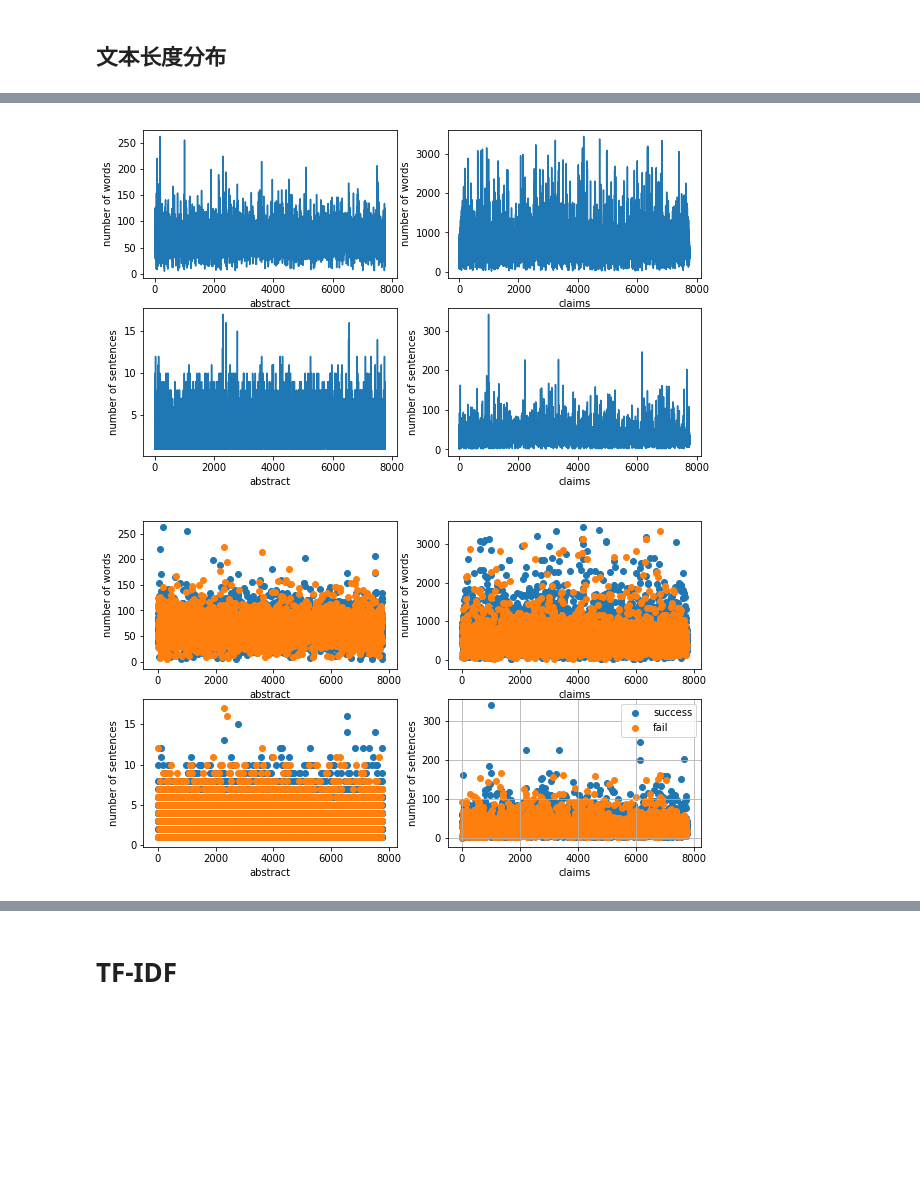
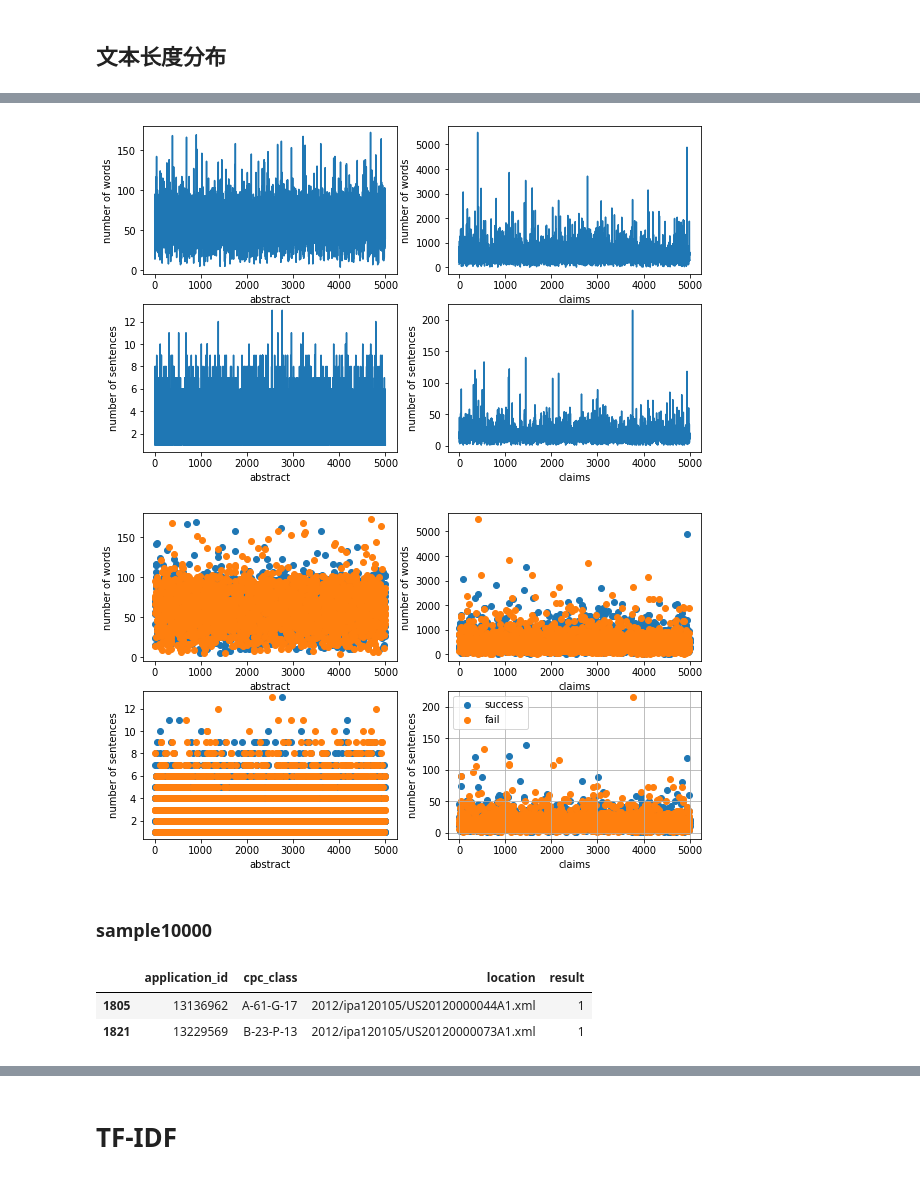
Before and after one commit to Catchy1997/DLPAP, a Jupyter notebook: model_dlpap/Corpus process+TF-IDF vector.ipynb, the cells around one changed output, grey strips where cells are left out. Drawn from its saved outputs; the diff is of its cells as text; code cells hidden in the pictures; blank space fills up the shorter version.

```diff
--- a/model_dlpap/Corpus process+TF-IDF vector.ipynb
+++ b/model_dlpap/Corpus process+TF-IDF vector.ipynb
@@ -37,3 +36,8 @@ len(data)
+# %%
+for index, claims in enumerate(tqdm(data['claims_add2'], ncols=60)):
+    if type(claims) == str:
+        claims = data['claims'][index] + " " + claims
+        data.loc[index, 'claims'] = claims
 # %% [markdown]
 ## 分句
 # %%
@@ -54,7 +58,7 @@ for index, claims in enumerate(tqdm(data['claims'], ncols=70)):
     tokens = sent_tokenize(claims)
     token_list = []
     for token in tokens:
-        if len(token) < 3:
+        if len(token) < 10:
             pass
         else:
             token_list.append(token)
@@ -120,0 +129,2 @@ def status(x):
+# %%
+result_data = pd.read_excel(r"/home/hxjiang/Pythonworkspace/patent/sample5000/sample.xlsx", encoding='utf-8')
@@ -121,5 +137,5 @@ def status(x):
 # %%
-df = pd.DataFrame(np.array([len_abstract, len_claims, abstract_max_len, claims_max_len, data['result']]).T, columns=[
-                  'len_abstract', 'len_claims', 'abstract_max_len', 'claims_max_len', 'result'])
+df = pd.DataFrame(np.array([len_abstract, len_claims, abstract_max_len, claims_max_len, result_data['result']]).T, columns=[
+                  'number_of_abstract_words', 'number_of_claims_words', 'number_of_abstract_senteces', 'number_of_claims_senteces', 'result'])
 df.apply(status)
 # %% [output]
@@ -144,66 +160,68 @@ df.apply(status)
 fig = plt.figure(figsize=(10, 6))
 
 plt.subplot(221)
-plt.plot(df['len_abstract'].index, df['len_abstract'].values)
+plt.plot(df['number_of_abstract_words'].index, df['number_of_abstract_words'].values)
 plt.ylabel("number of words")
 plt.xlabel("abstract")
 
 plt.subplot(222)
-plt.plot(df['len_claims'].index, df['len_claims'].values)
+plt.plot(df['number_of_claims_words'].index, df['number_of_claims_words'].values)
 plt.ylabel("number of words")
 plt.xlabel("claims")
 
 plt.subplot(223)
-plt.plot(df['abstract_max_len'].index, df['abstract_max_len'].values)
+plt.plot(df['number_of_abstract_senteces'].index, df['number_of_abstract_senteces'].values)
 plt.ylabel("number of sentences")
 plt.xlabel("abstract")
 
 plt.subplot(224)
-plt.plot(df['claims_max_len'].index, df['claims_max_len'].values)
+plt.plot(df['number_of_claims_senteces'].index, df['number_of_claims_senteces'].values)
 plt.ylabel("number of sentences")
 plt.xlabel("claims")
 
 plt.show()
 # %% [output]
-[figure, old version]
+[figure, new version]
 # %%
 fig = plt.figure(figsize=(10, 6))
 
 plt.subplot(221)
 df1 = df[df['result'] == 1]
-plt.scatter(df1.index, df1['len_abstract'], label="success")
+plt.scatter(df1.index, df1['number_of_abstract_words'], label="success")
 df2 = df[df['result'] == 0]
-plt.scatter(df2.index, df2['len_abstract'], label="fail")
+plt.scatter(df2.index, df2['number_of_abstract_words'], label="fail")
 plt.ylabel("number of words")
 plt.xlabel("abstract")
 
 plt.subplot(222)
 df1 = df[df['result'] == 1]
-plt.scatter(df1.index, df1['len_claims'], label="success")
+plt.scatter(df1.index, df1['number_of_claims_words'], label="success")
 df2 = df[df['result'] == 0]
-plt.scatter(df2.index, df2['len_claims'], label="fail")
+plt.scatter(df2.index, df2['number_of_claims_words'], label="fail")
 plt.ylabel("number of words")
 plt.xlabel("claims")
 
 plt.subplot(223)
 df1 = df[df['result'] == 1]
-plt.scatter(df1.index, df1['abstract_max_len'], label="success")
+plt.scatter(df1.index, df1['number_of_abstract_senteces'], label="success")
 df2 = df[df['result'] == 0]
-plt.scatter(df2.index, df2['abstract_max_len'], label="fail")
+plt.scatter(df2.index, df2['number_of_abstract_senteces'], label="fail")
 plt.ylabel("number of sentences")
 plt.xlabel("abstract")
 
 plt.subplot(224)
 df1 = df[df['result'] == 1]
-plt.scatter(df1.index, df1['claims_max_len'], label="success")
+plt.scatter(df1.index, df1['number_of_claims_senteces'], label="success")
 df2 = df[df['result'] == 0]
-plt.scatter(df2.index, df2['claims_max_len'], label="fail")
+plt.scatter(df2.index, df2['number_of_claims_senteces'], label="fail")
 plt.ylabel("number of sentences")
 plt.xlabel("claims")
 
 plt.legend()
 plt.grid()
 plt.show()
 # %% [output]
-[figure, old version]
+[figure, new version]
+# %% [markdown]
+### sample10000
 # %%
@@ -211,0 +231,6 @@ data.to_excel(
+# %%
+result_data.head(2)
+# %% [output]
+|  | application_id | cpc_class | location | result |
+| 1805 | 13136962 | A-61-G-17 | 2012/ipa120105/US20120000044A1.xml | 1 |
+| 1821 | 13229569 | B-23-P-13 | 2012/ipa120105/US20120000073A1.xml | 1 |
```
Also changed, not shown: parts of 35 cells of this notebook, 20 other files.
